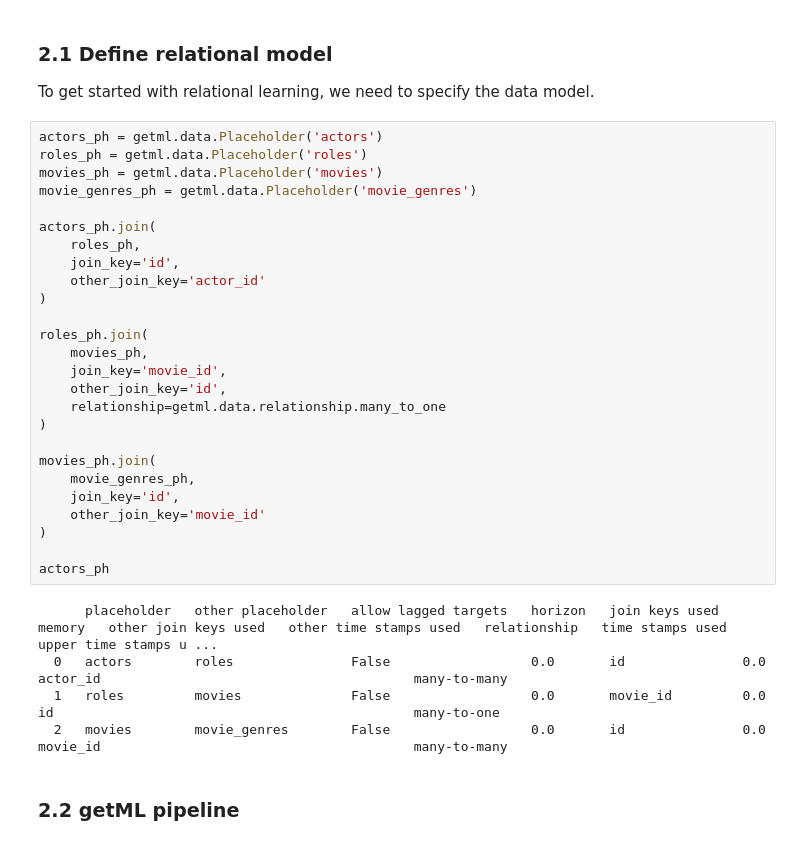
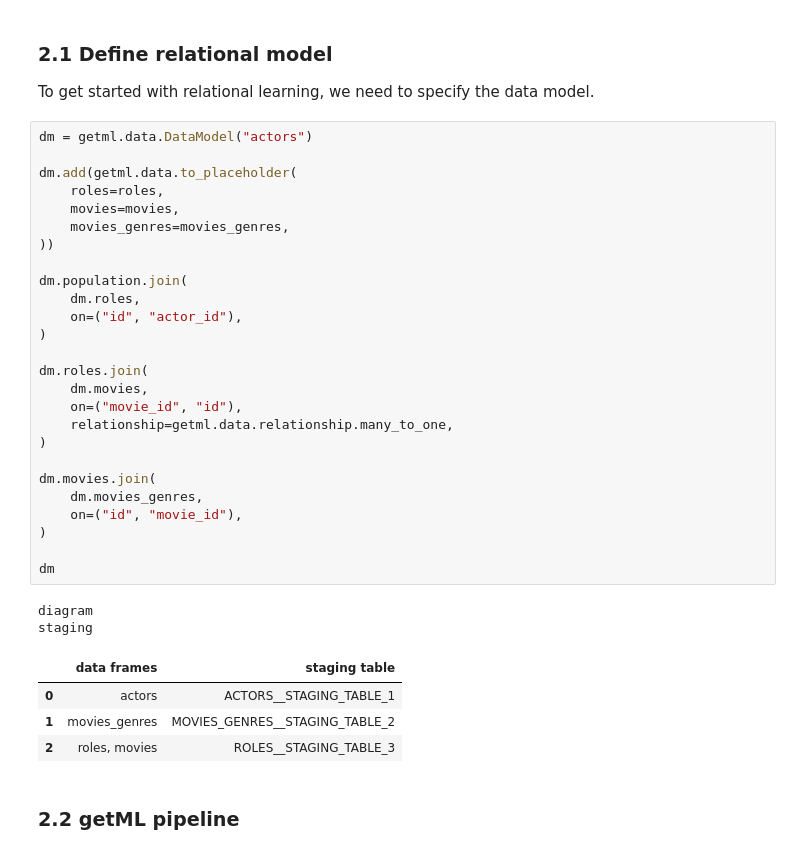
Before and after one commit to getml/getml-demo, a Jupyter notebook: imdb.ipynb, the cells around one changed output. Saved outputs shown, nothing was run; the diff lists cells and outputs as text.

```diff
--- a/imdb.ipynb
+++ b/imdb.ipynb
@@ -309,36 +333,38 @@ We loaded the data and defined the roles and units. Next, we create a getML pipe
 
 To get started with relational learning, we need to specify the data model.
 # %%
-actors_ph = getml.data.Placeholder('actors')
-roles_ph = getml.data.Placeholder('roles')
-movies_ph = getml.data.Placeholder('movies')
-movie_genres_ph = getml.data.Placeholder('movie_genres')
+dm = getml.data.DataModel("actors")
 
-actors_ph.join(
-    roles_ph,
-    join_key='id',
-    other_join_key='actor_id'
+dm.add(getml.data.to_placeholder(
+    roles=roles,
+    movies=movies,
+    movies_genres=movies_genres,
+))
+
+dm.population.join(
+    dm.roles,
+    on=("id", "actor_id"),
 )
 
-roles_ph.join(
-    movies_ph,
-    join_key='movie_id',
-    other_join_key='id',
-    relationship=getml.data.relationship.many_to_one
+dm.roles.join(
+    dm.movies,
+    on=("movie_id", "id"),
+    relationship=getml.data.relationship.many_to_one,
 )
 
-movies_ph.join(
-    movie_genres_ph,
-    join_key='id',
-    other_join_key='movie_id'
+dm.movies.join(
+    dm.movies_genres,
+    on=("id", "movie_id"),
 )
 
-actors_ph
+dm
 # %% [output]
-      placeholder   other placeholder   allow lagged targets   horizon   join keys used   memory   other join keys used   other time stamps used   relationship   time stamps used   upper time stamps u ...
-  0   actors        roles               False                  0.0       id               0.0      actor_id                                        many-to-many
-  1   roles         movies              False                  0.0       movie_id         0.0      id                                              many-to-one
-  2   movies        movie_genres        False                  0.0       id               0.0      movie_id                                        many-to-many
+diagram
+staging
+|  | data frames | staging table |
+| 0 | actors | ACTORS__STAGING_TABLE_1 |
+| 1 | movies_genres | MOVIES_GENRES__STAGING_TABLE_2 |
+| 2 | roles, movies | ROLES__STAGING_TABLE_3 |
 # %% [markdown]
 ### 2.2 getML pipeline
 # %% [markdown]
```
Also changed, not shown: parts of 17 cells of this notebook.
